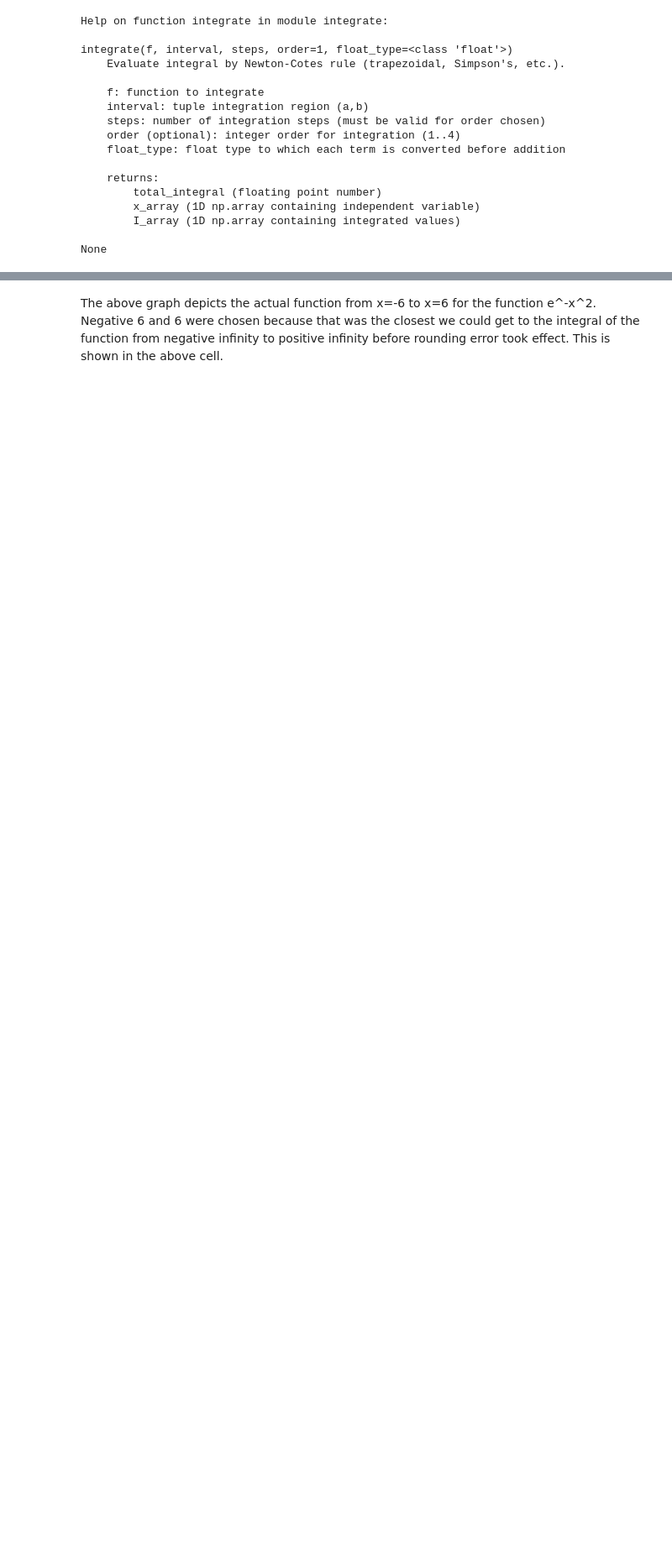
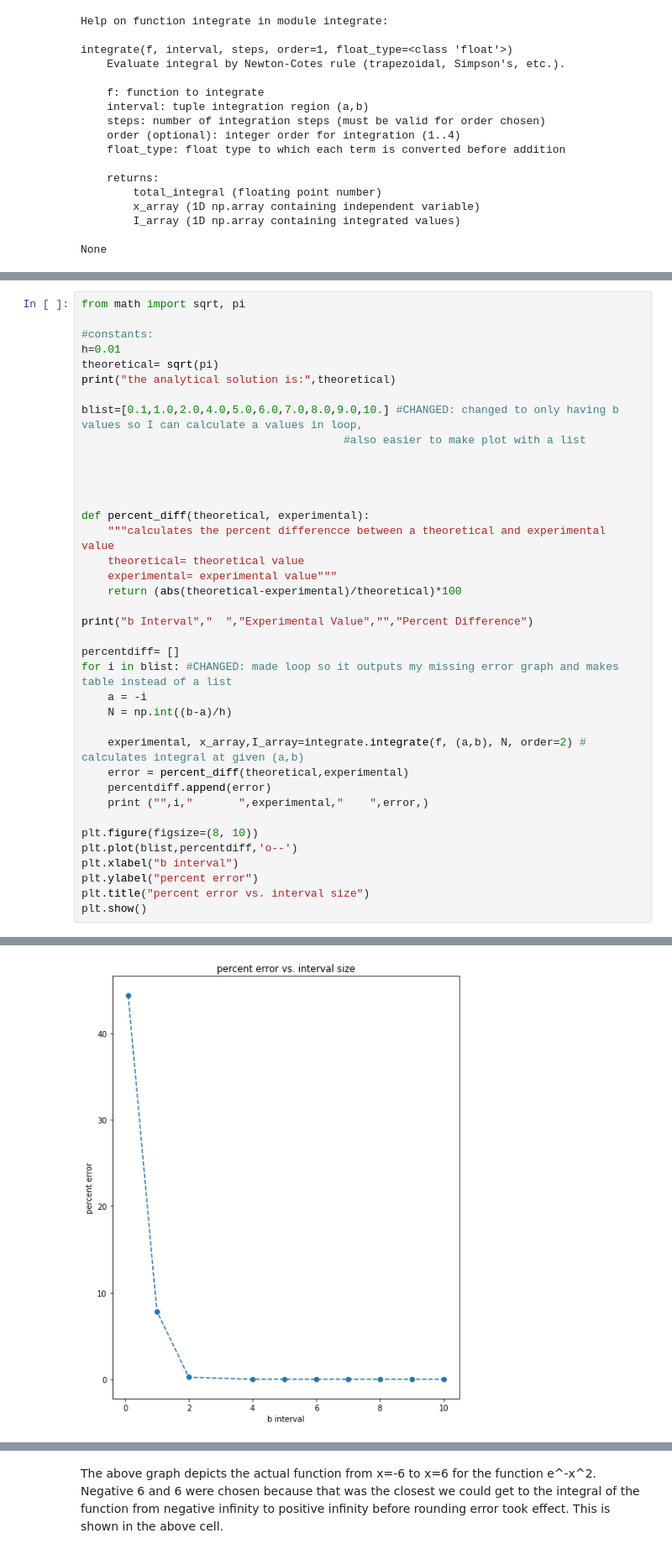
Before and after one commit to chan8005/Labs, a Jupyter notebook: Lab 4/Lab4.ipynb, the cells around one changed output, grey strips where cells are left out. Shown: that part at 84% size. Drawn from its saved outputs; the diff is of its cells as text; blank space fills up the shorter version.

```diff
--- a/Lab 4/Lab4.ipynb
+++ b/Lab 4/Lab4.ipynb
@@ -295,0 +231,39 @@ percent differnce is: 2.50550506363e-14
+# %%
+from math import sqrt, pi
+
+#constants:
+h=0.01
+theoretical= sqrt(pi)
+print("the analytical solution is:",theoretical)
+
+blist=[0.1,1.0,2.0,4.0,5.0,6.0,7.0,8.0,9.0,10.] #CHANGED: changed to only having b values so I can calculate a values in loop,
+                                        #also easier to make plot with a list
+
+
+
+
+def percent_diff(theoretical, experimental):
+    """calculates the percent differencce between a theoretical and experimental value
+    theoretical= theoretical value
+    experimental= experimental value"""
+    return (abs(theoretical-experimental)/theoretical)*100
+
+print("b Interval","  ","Experimental Value","","Percent Difference")
+
+percentdiff= []
+for i in blist: #CHANGED: made loop so it outputs my missing error graph and makes table instead of a list
+    a = -i
+    N = np.int((b-a)/h)
+
+    experimental, x_array,I_array=integrate.integrate(f, (a,b), N, order=2) # calculates integral at given (a,b)
+    error = percent_diff(theoretical,experimental)
+    percentdiff.append(error)
+    print ("",i,"       ",experimental,"    ",error,)
+
+plt.figure(figsize=(8, 10))
+plt.plot(blist,percentdiff,'o--')
+plt.xlabel("b interval")
+plt.ylabel("percent error")
+plt.title("percent error vs. interval size")
+plt.show()
+# %% [output]
@@ -295,0 +282 @@ percent differnce is: 2.50550506363e-14
+[figure, added]
```
Also changed, not shown: parts of 13 cells of this notebook.
